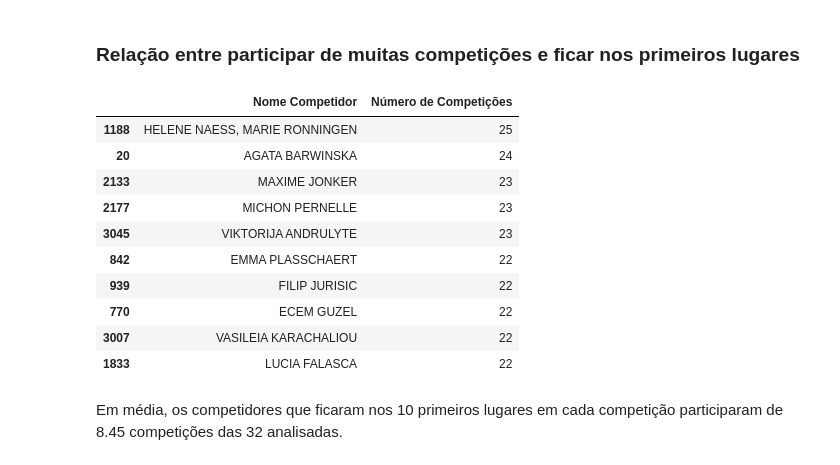
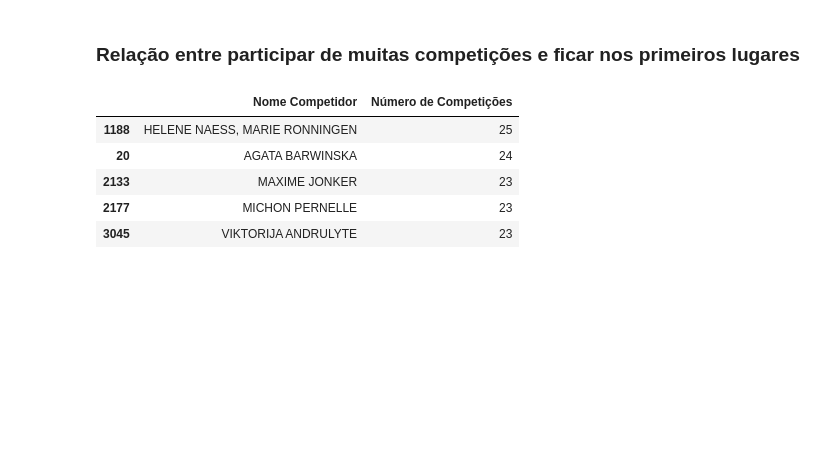
Before and after one commit to cristianolarrea/sailing-rankings, a Jupyter notebook: eda/eda.ipynb, the cells around one changed output. Cells and saved outputs as stored; diff of their text form; code cells hidden in the pictures; blank space fills up the shorter version.

```diff
--- a/eda/eda.ipynb
+++ b/eda/eda.ipynb
@@ -722,23 +743,16 @@ graph_ja_competiu(df = df,
 ### **Relação entre participar de muitas competições e ficar nos primeiros lugares**
 # %%
 ncompetitions_por_competidor = df.groupby('Nome Competidor')['Nome Competição'].nunique().reset_index(name='Número de Competições').sort_values(by='Número de Competições', ascending=False)
-ncompetitions_por_competidor.head(10)
+ncompetitions_por_competidor.head()
 # %% [output]
 |  | Nome Competidor | Número de Competições |
 | 1188 | HELENE NAESS, MARIE RONNINGEN | 25 |
 | 20 | AGATA BARWINSKA | 24 |
 | 2133 | MAXIME JONKER | 23 |
 | 2177 | MICHON PERNELLE | 23 |
 | 3045 | VIKTORIJA ANDRULYTE | 23 |
-| 842 | EMMA PLASSCHAERT | 22 |
-| 939 | FILIP JURISIC | 22 |
-| 770 | ECEM GUZEL | 22 |
-| 3007 | VASILEIA KARACHALIOU | 22 |
-| 1833 | LUCIA FALASCA | 22 |
 # %%
 competitor_pos_per_competition = df[["Nome Competidor", "Posição Geral", "Nome Competição", "Classe Vela"]].drop_duplicates()\
                                                                                                            .sort_values(by='Posição Geral', ascending=True)
 # %%
 competitor_pos_per_competition = competitor_pos_per_competition.merge(ncompetitions_por_competidor, on='Nome Competidor')
-# %% [markdown]
-Em média, os competidores que ficaram nos 10 primeiros lugares em cada competição participaram de 8.45 competições das 32 analisadas.
```
Also changed, not shown: parts of 17 cells of this notebook.
